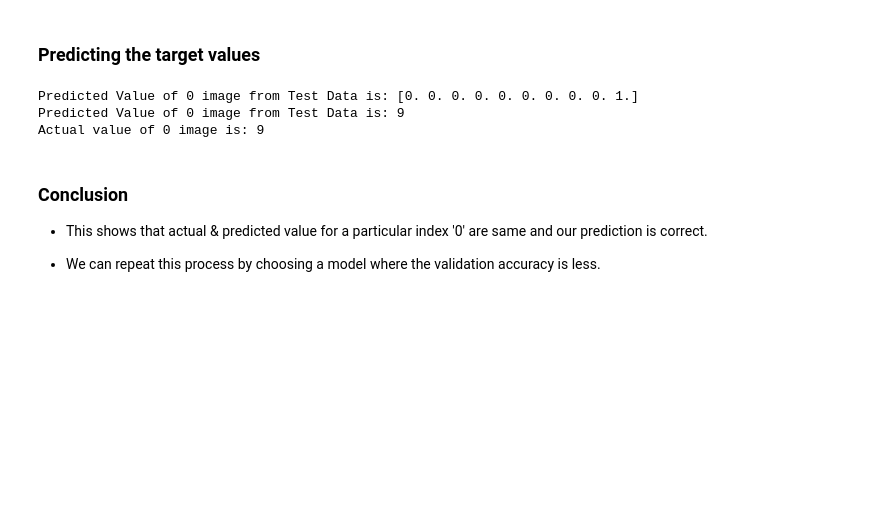
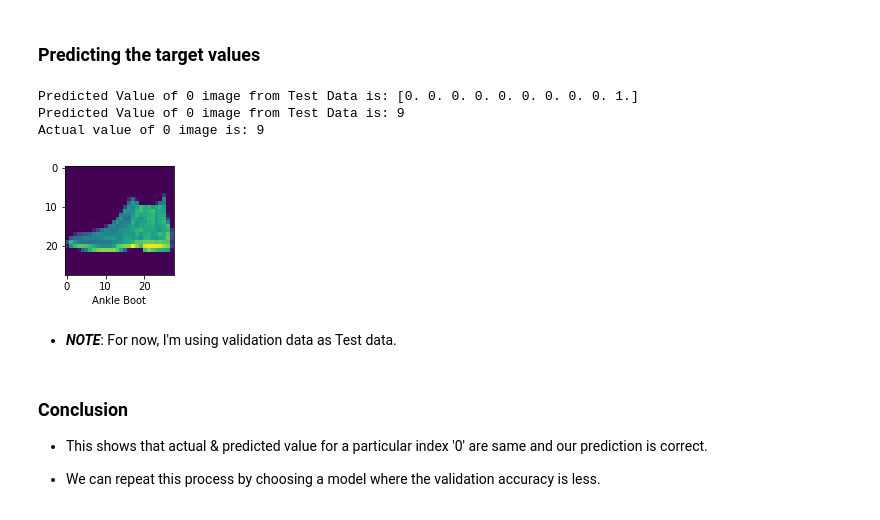
Before and after one commit to santhoshbvsrk/DeepLearning, a Jupyter notebook: MNIST/Fashion_MNIST.ipynb, the cells around one changed output. Drawn from its saved outputs; the diff is of its cells as text; code cells hidden in the pictures; blank space fills up the shorter version.

```diff
--- a/MNIST/Fashion_MNIST.ipynb
+++ b/MNIST/Fashion_MNIST.ipynb
@@ -408,11 +408,16 @@ predictions_es = model_2layers_es.predict(test_images) #predicting value using t
 # %%
 print("Predicted Value of {} image from Test Data is: {}".format(0,predictions_es[0])) # this gives the one hot encoding value of the target variable for the provided index.
 print("Predicted Value of {} image from Test Data is: {}".format(0,np.argmax(predictions_es[0]))) #this gives the value of prediction.
 print("Actual value of {} image is: {}".format(0,test_labels[0])) #this gives the actual value
+
+plot_sample(test_images,test_labels,0)   #calling function created above to print the image. Here image is from our prediction & Label on x-axis is actual value.
 # %% [output]
 Predicted Value of 0 image from Test Data is: [0. 0. 0. 0. 0. 0. 0. 0. 0. 1.]
 Predicted Value of 0 image from Test Data is: 9
 Actual value of 0 image is: 9
+[figure, added]
+# %% [markdown]
+* ***NOTE***: For now, I'm using validation data as Test data.
 # %% [markdown]
 ### Conclusion
 
```
